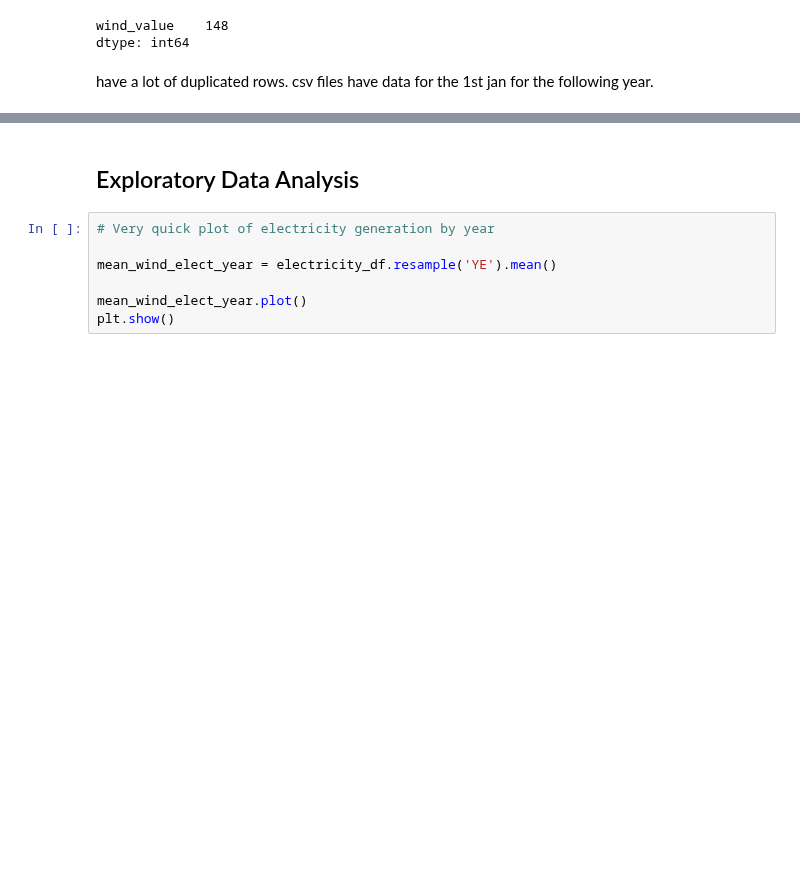
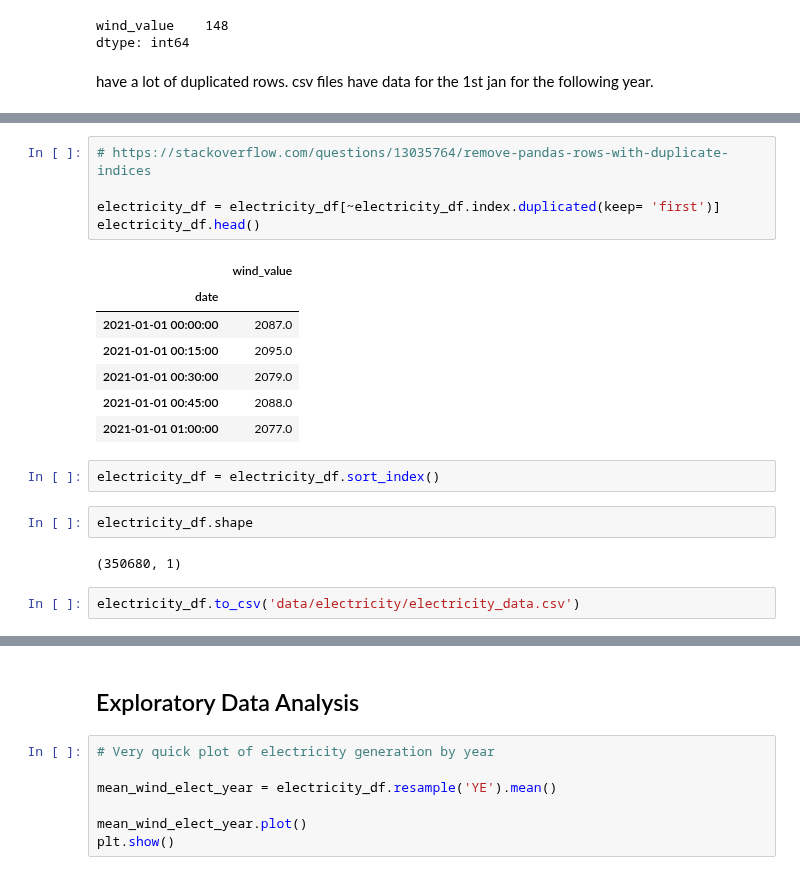
Before and after one commit to IreneKilgannon/PFDA, a Jupyter notebook: PFDA-project/wind.ipynb, the cells around one changed output, grey strips where cells are left out. Drawn from its saved outputs; the diff is of its cells as text; blank space fills up the shorter version.

```diff
--- a/PFDA-project/wind.ipynb
+++ b/PFDA-project/wind.ipynb
@@ -146,0 +138,21 @@ electricity_df.index.duplicated().sum()
+# %%
+# https://stackoverflow.com/questions/13035764/remove-pandas-rows-with-duplicate-indices
+
+electricity_df = electricity_df[~electricity_df.index.duplicated(keep= 'first')]
+electricity_df.head()
+# %% [output]
+|  | wind_value |
+| date |  |
+| 2021-01-01 00:00:00 | 2087.0 |
+| 2021-01-01 00:15:00 | 2095.0 |
+| 2021-01-01 00:30:00 | 2079.0 |
+| 2021-01-01 00:45:00 | 2088.0 |
+| 2021-01-01 01:00:00 | 2077.0 |
+# %%
+electricity_df = electricity_df.sort_index()
+# %%
+electricity_df.shape
+# %% [output]
+(350680, 1)
+# %%
+electricity_df.to_csv('data/electricity/electricity_data.csv')
```
Also changed, not shown: parts of 9 cells of this notebook, 6 other files.
